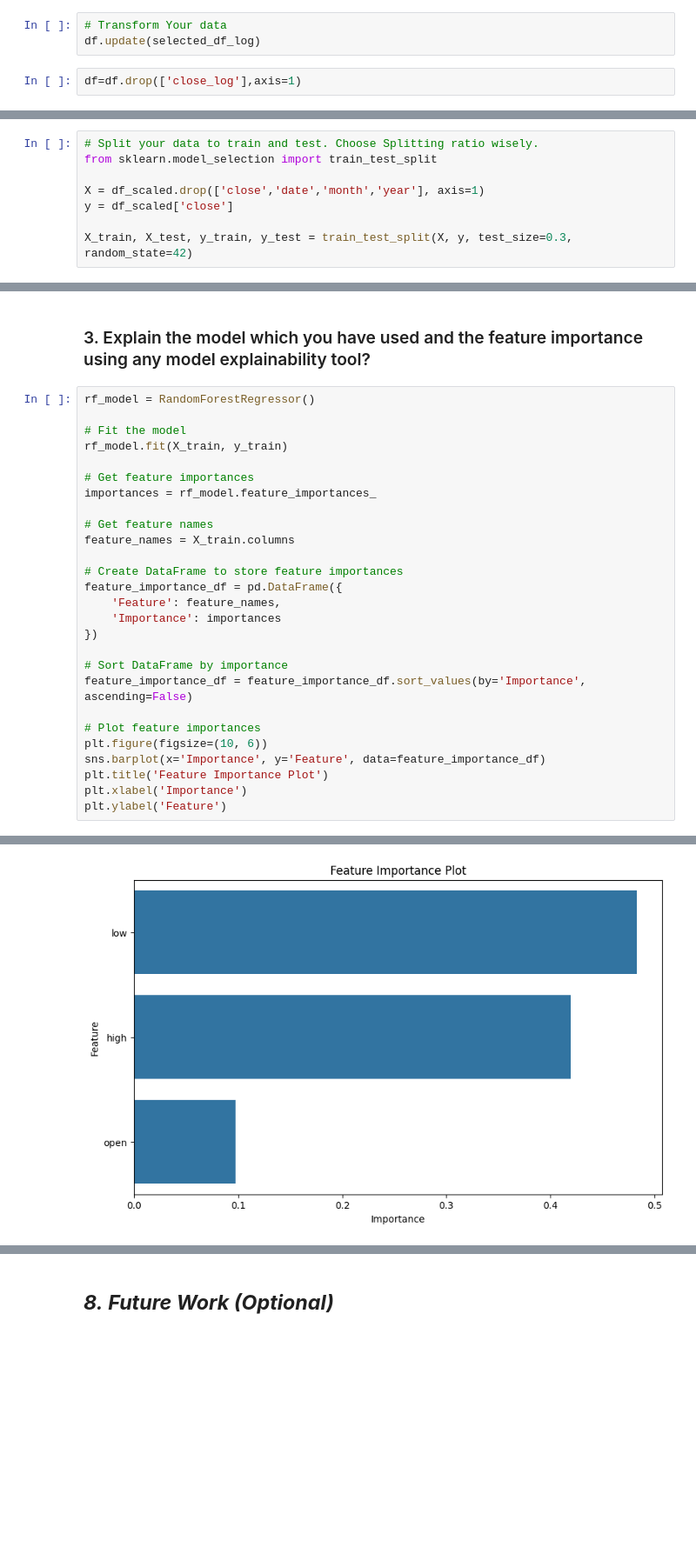
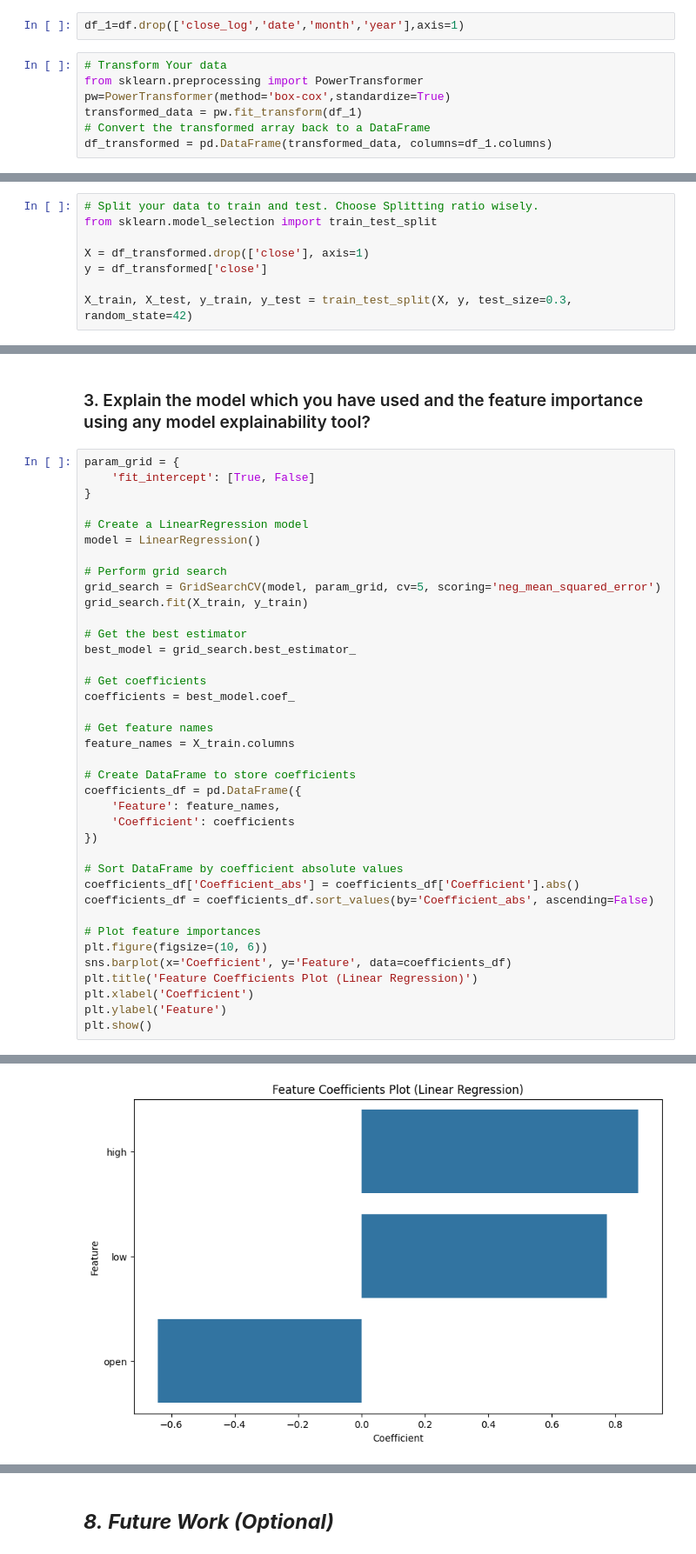
Before and after one commit to DeepanshuThakur06/Machine-learning-project, a Jupyter notebook: Yes_Bank_Stock_Closing_Price_Prediction.ipynb, the cells around one changed output, grey strips where cells are left out. Shown at 87% size. Drawn from its saved outputs; the diff is of its cells as text; blank space fills up the shorter version.

```diff
--- a/Yes_Bank_Stock_Closing_Price_Prediction.ipynb
+++ b/Yes_Bank_Stock_Closing_Price_Prediction.ipynb
@@ -834,5 +744,9 @@ Yes, Data need transformation because the columns (open,low,high,close) are righ
-# %%
-# Transform Your data
-df.update(selected_df_log)
 # %%
-df=df.drop(['close_log'],axis=1)
+df_1=df.drop(['close_log','date','month','year'],axis=1)
+# %%
+# Transform Your data
+from sklearn.preprocessing import PowerTransformer
+pw=PowerTransformer(method='box-cox',standardize=True)
+transformed_data = pw.fit_transform(df_1)
+# Convert the transformed array back to a DataFrame
+df_transformed = pd.DataFrame(transformed_data, columns=df_1.columns)
@@ -883,8 +789,8 @@ df_scaled
 # Split your data to train and test. Choose Splitting ratio wisely.
 from sklearn.model_selection import train_test_split
 
-X = df_scaled.drop(['close','date','month','year'], axis=1)
-y = df_scaled['close']
+X = df_transformed.drop(['close'], axis=1)
+y = df_transformed['close']
 
 X_train, X_test, y_train, y_test = train_test_split(X, y, test_size=0.3, random_state=42)
 # %%
@@ -1390,30 +1295,41 @@ Therefore, based on these metrics alone, the "Random Forest Regressor optimized"
 # %% [markdown]
 ### 3. Explain the model which you have used and the feature importance using any model explainability tool?
 # %%
-rf_model = RandomForestRegressor()
+param_grid = {
+    'fit_intercept': [True, False]
+}
 
-# Fit the model
-rf_model.fit(X_train, y_train)
+# Create a LinearRegression model
+model = LinearRegression()
 
-# Get feature importances
-importances = rf_model.feature_importances_
+# Perform grid search
+grid_search = GridSearchCV(model, param_grid, cv=5, scoring='neg_mean_squared_error')
+grid_search.fit(X_train, y_train)
+
+# Get the best estimator
+best_model = grid_search.best_estimator_
+
+# Get coefficients
+coefficients = best_model.coef_
 
 # Get feature names
 feature_names = X_train.columns
 
-# Create DataFrame to store feature importances
-feature_importance_df = pd.DataFrame({
+# Create DataFrame to store coefficients
+coefficients_df = pd.DataFrame({
     'Feature': feature_names,
-    'Importance': importances
+    'Coefficient': coefficients
 })
 
-# Sort DataFrame by importance
-feature_importance_df = feature_importance_df.sort_values(by='Importance', ascending=False)
+# Sort DataFrame by coefficient absolute values
+coefficients_df['Coefficient_abs'] = coefficients_df['Coefficient'].abs()
+coefficients_df = coefficients_df.sort_values(by='Coefficient_abs', ascending=False)
 
 # Plot feature importances
 plt.figure(figsize=(10, 6))
-sns.barplot(x='Importance', y='Feature', data=feature_importance_df)
-plt.title('Feature Importance Plot')
-plt.xlabel('Importance')
+sns.barplot(x='Coefficient', y='Feature', data=coefficients_df)
+plt.title('Feature Coefficients Plot (Linear Regression)')
+plt.xlabel('Coefficient')
 plt.ylabel('Feature')
+plt.show()
 # %% [output]
@@ -1421 +1336 @@ Text(0, 0.5, 'Feature')
-[figure, old version]
+[figure, new version]
```
Also changed, not shown: parts of 109 cells of this notebook.
